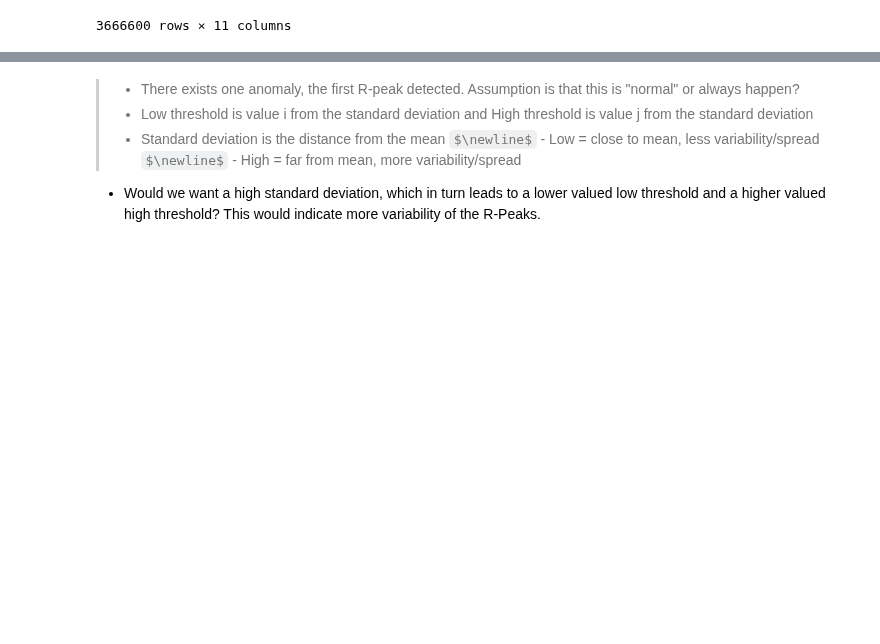
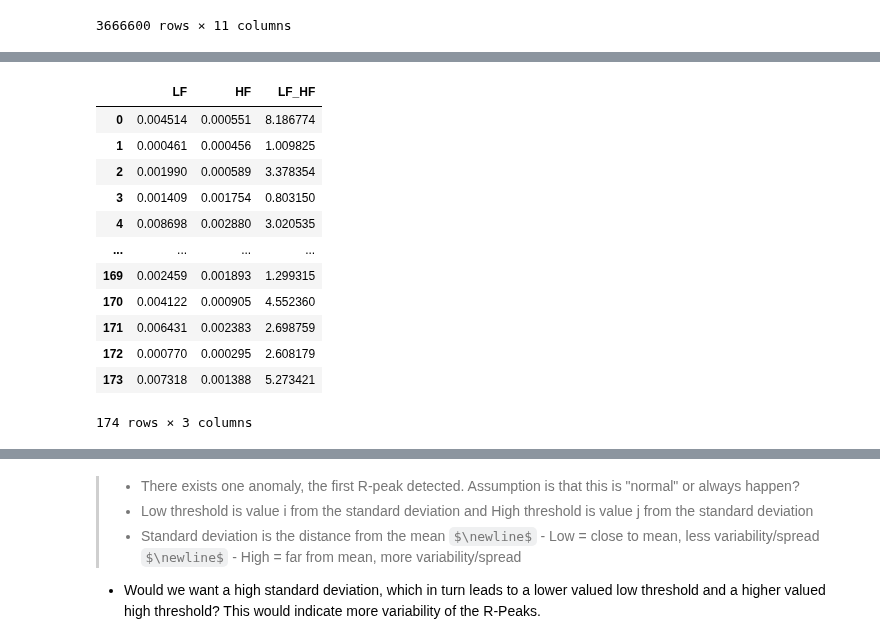
Before and after one commit to invisible-illness-project/lamina, a Jupyter notebook: notebook_experiments/ans_basics_via_wesad/ecg_to_hr.ipynb, the cells around one changed output, grey strips where cells are left out. Drawn from its saved outputs; the diff is of its cells as text; code cells hidden in the pictures; some formulas as TeX source; blank space fills up the shorter version.

```diff
--- a/notebook_experiments/ans_basics_via_wesad/ecg_to_hr.ipynb
+++ b/notebook_experiments/ans_basics_via_wesad/ecg_to_hr.ipynb
@@ -370,0 +399,17 @@ collect_hrv_time_metrics_df.plot.line()
+# %%
+collect_hrv_freq_metrics_df = pd.DataFrame(collect_hrv_freq_metrics)
+collect_hrv_freq_metrics_df
+# %% [output]
+|  | LF | HF | LF_HF |
+| 0 | 0.004514 | 0.000551 | 8.186774 |
+| 1 | 0.000461 | 0.000456 | 1.009825 |
+| 2 | 0.001990 | 0.000589 | 3.378354 |
+| 3 | 0.001409 | 0.001754 | 0.803150 |
+| 4 | 0.008698 | 0.002880 | 3.020535 |
+| ... | ... | ... | ... |
+| 169 | 0.002459 | 0.001893 | 1.299315 |
+| 170 | 0.004122 | 0.000905 | 4.552360 |
+| 171 | 0.006431 | 0.002383 | 2.698759 |
+| 172 | 0.000770 | 0.000295 | 2.608179 |
+| 173 | 0.007318 | 0.001388 | 5.273421 |
+174 rows × 3 columns
```
Also changed, not shown: parts of 7 cells of this notebook.
